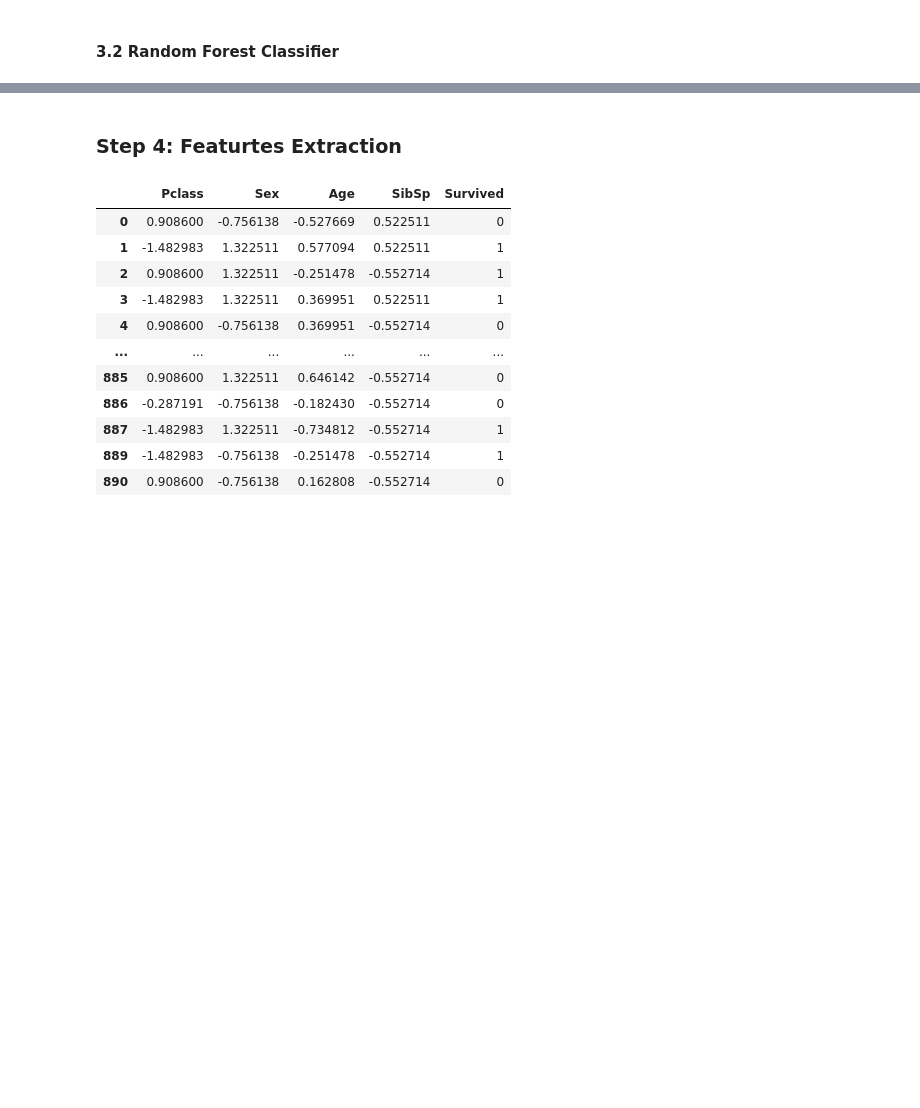
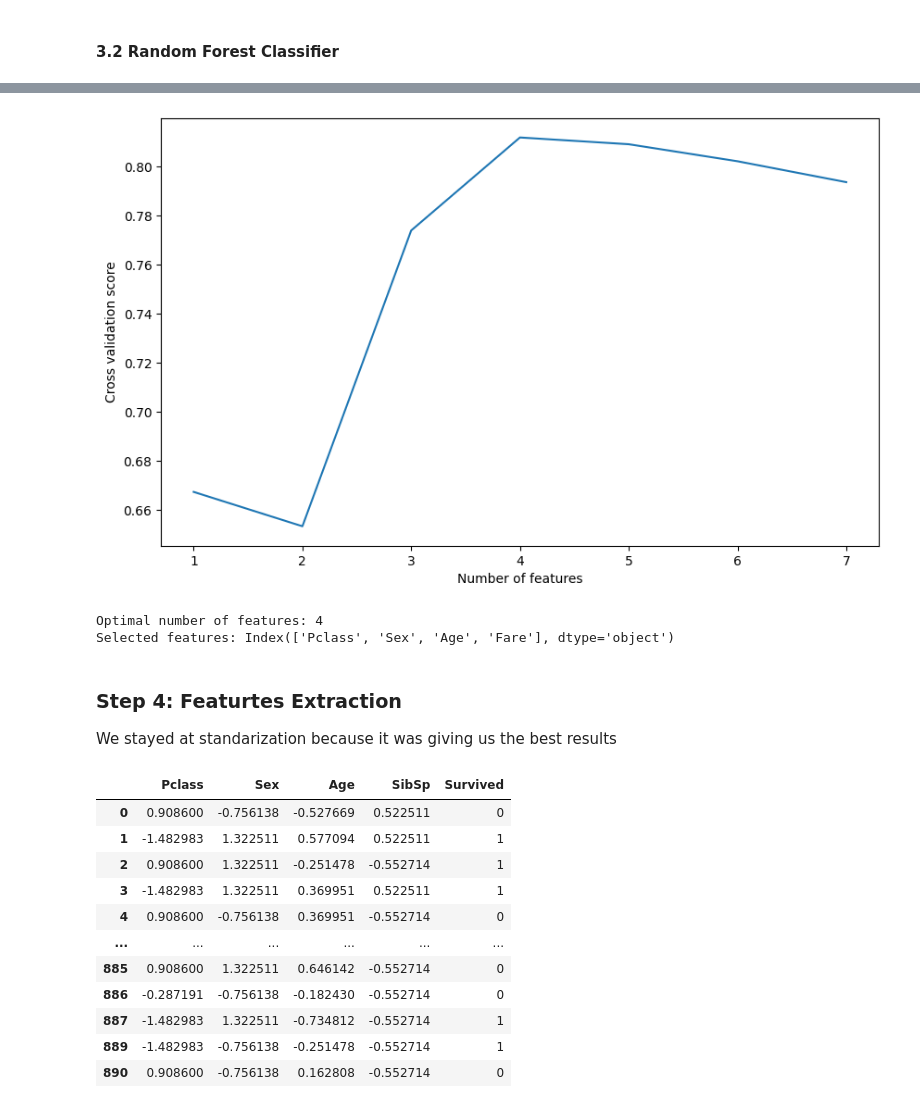
Before and after one commit to markopolo139/DataMiningAssignment1, a Jupyter notebook: titanic_classification.ipynb, the cells around one changed output, grey strips where cells are left out. Drawn from its saved outputs; the diff is of its cells as text; code cells hidden in the pictures; blank space fills up the shorter version.

```diff
--- a/titanic_classification.ipynb
+++ b/titanic_classification.ipynb
@@ -247,3 +277,10 @@ Selected features: Index(['Pclass', 'Sex', 'Age', 'SibSp', 'Fare'], dtype='objec
+# %%
+selected_features_random_forrest = utils.features_selection_random_forrest(titanic_train_standarization)
+# %% [output]
+[figure, added]
+Optimal number of features: 4
+Selected features: Index(['Pclass', 'Sex', 'Age', 'Fare'], dtype='object')
 # %% [markdown]
 ### Step 4: Featurtes Extraction
+We stayed at standarization because it was giving us the best results
 # %%
```
Also changed, not shown: parts of 14 cells of this notebook, 1 other file.
